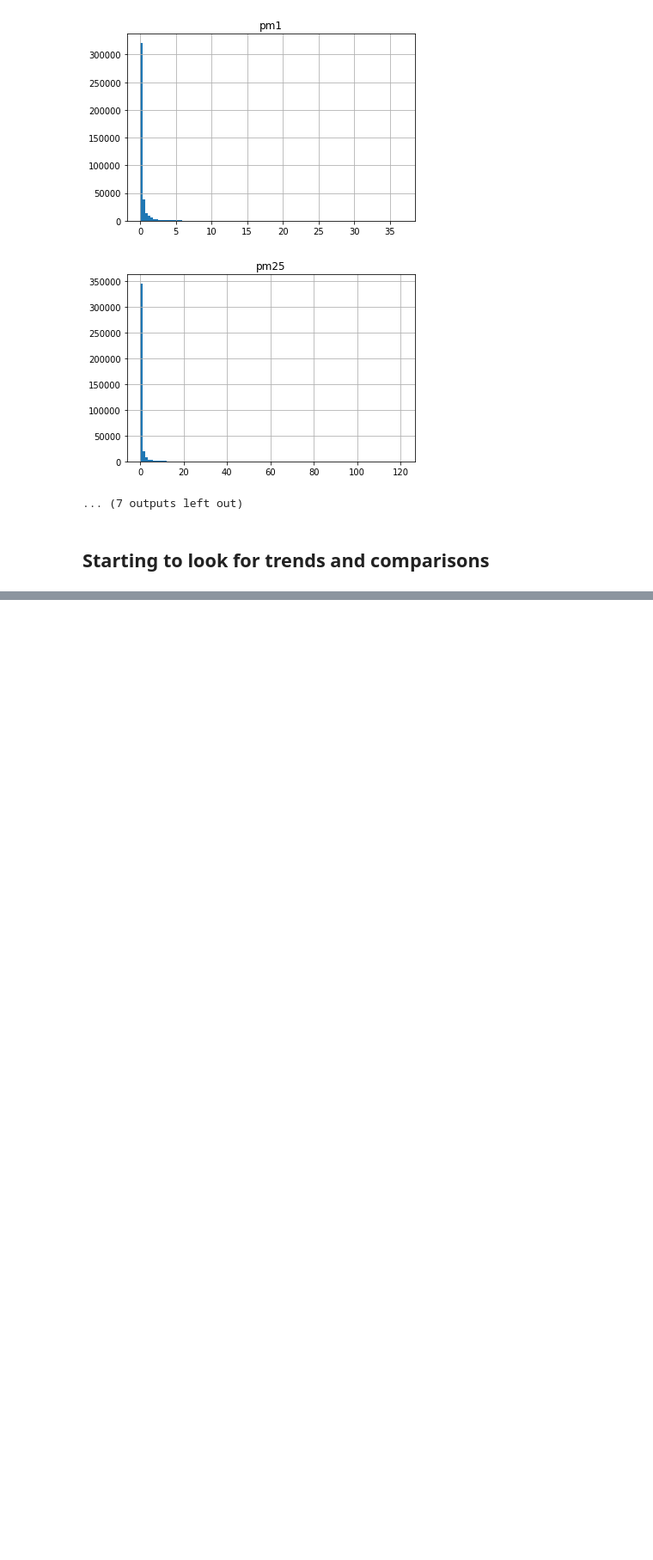
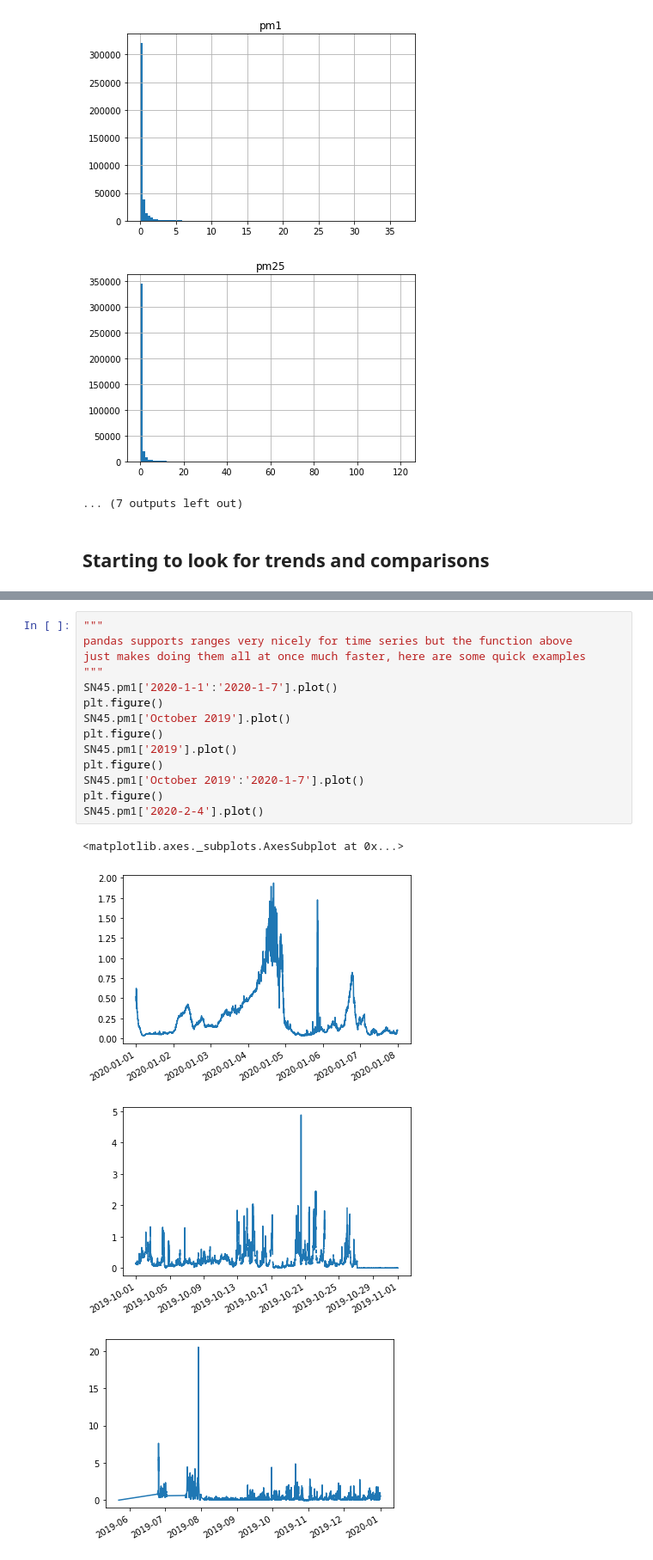
Before and after one commit to airpartners/data-analysis, a Jupyter notebook: Sensor Data Analysis.ipynb, the cells around one changed output, grey strips where cells are left out. Shown at 86% size. Saved outputs shown, nothing was run; the diff lists cells and outputs as text; blank space fills up the shorter version.

```diff
--- a/Sensor Data Analysis.ipynb
+++ b/Sensor Data Analysis.ipynb
@@ -207,0 +234,19 @@ SN000-072
+# %%
+"""
+pandas supports ranges very nicely for time series but the function above
+just makes doing them all at once much faster, here are some quick examples
+"""
+SN45.pm1['2020-1-1':'2020-1-7'].plot()
+plt.figure()
+SN45.pm1['October 2019'].plot()
+plt.figure()
+SN45.pm1['2019'].plot()
+plt.figure()
+SN45.pm1['October 2019':'2020-1-7'].plot()
+plt.figure()
+SN45.pm1['2020-2-4'].plot()
+# %% [output]
+<matplotlib.axes._subplots.AxesSubplot at 0x...>
+[figure, added]
+[figure, added]
+[figure, added]
```
Also changed, not shown: parts of 4 cells of this notebook.
